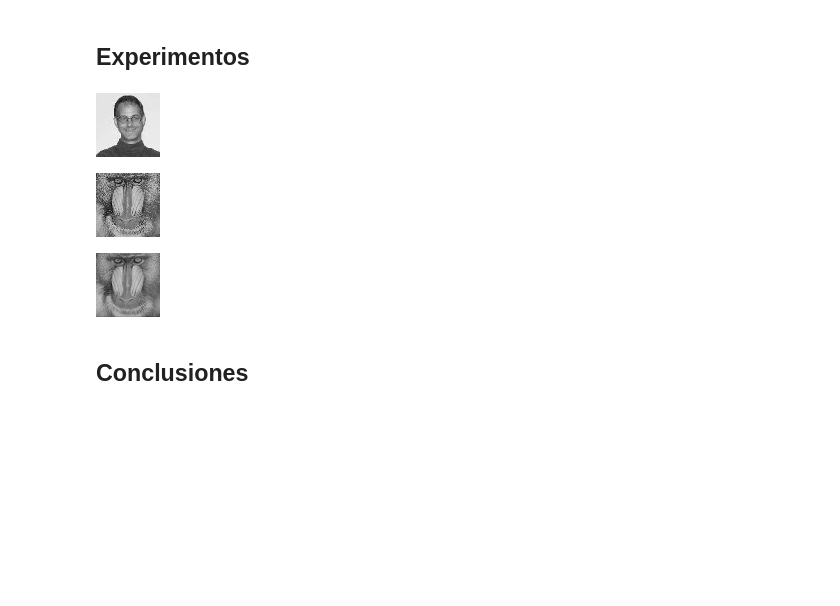
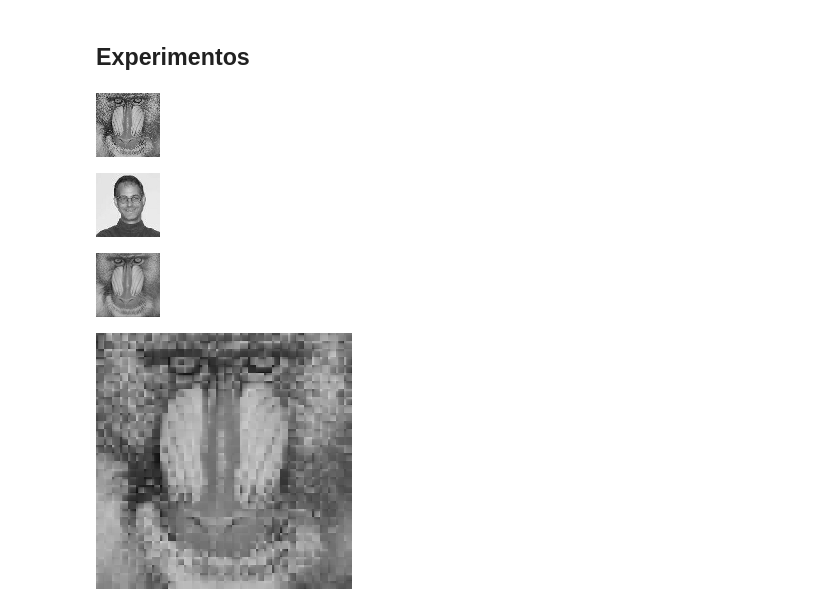
Before and after one commit to prausela/image-processing, a Jupyter notebook: tp1/ex5.ipynb, the cells around one changed output. Saved outputs shown, nothing was run; the diff lists cells and outputs as text; code cells hidden in the pictures; blank space fills up the shorter version.

Commit message:
feat: bilinear working

```diff
--- a/tp1/ex5.ipynb
+++ b/tp1/ex5.ipynb
@@ -144,25 +163,67 @@ def avg_pixel_block_decimation(block: Image.Image) -> Image.Image:
     avg_pixels = int(sum_pixels / n_pixels)
 
     return Image.new(mode=block.mode, size=(1, 1), color=avg_pixels)
+# %%
+def bilinear_block_interpolation(block: Image.Image) -> Image.Image:
+    block_size = 8
+    if block_size < block.width or block_size < block.height:
+        raise ValueError('cannot interpolate smaller image')
+
+    pixels = block.load()
+
+    interpolated_block = Image.new(mode=block.mode, size=(block_size, block_size))
+    interpolated_pixels = interpolated_block.load()
+
+    block_size / block.width
+
+    interpolated_pixels[0, 0] = pixels[0, 0]
+    interpolated_pixels[block_size-1, 0] = pixels[1, 0]
+
+    interpolated_pixels[0, block_size-1] = pixels[0, 1]
+    interpolated_pixels[block_size-1, block_size-1] = pixels[1, 1]
+
+    for x_offset in range(1, block_size-1):
+        tx = 1 / x_offset
+
+        qx1 = tx
+        qx2 = 1 - tx
+
+        interpolated_pixels[x_offset, 0] = int(interpolated_pixels[0, 0]*qx1 + interpolated_pixels[block_size-1, 0]*qx2)
+        interpolated_pixels[x_offset, block_size-1] = int(interpolated_pixels[0, block_size-1]*qx1 + interpolated_pixels[block_size-1, block_size-1]*qx2)
+
+    for y_offset in range(1, block_size-1):
+        ty = 1 / y_offset
+
+        qy1 = ty
+        qy2 = 1 - ty
+
+        for x_offset in range(0, block_size):
+            interpolated_pixels[x_offset, y_offset] = int(interpolated_pixels[x_offset, 0]*qy1 + interpolated_pixels[x_offset, block_size-1]*qy2)
+
+    return interpolated_block
 # %% [markdown]
 ## Experimentos
 # %%
-a = decimate(im, 4, lambda block: pixel_picker_block_decimation((0, 0), block))
+a = decimate(im, 4, lambda block: pixel_picker_block_decimation((1, 1), block))
 a.save(f"{OUTPUT_FOLDER_PATH}/a.bmp")
 a
 # %% [output]
-[figure, old version]
+[figure, new version]
 # %%
-b = decimate(im, 4, lambda block: pixel_picker_block_decimation((1, 1), block))
+b = decimate(im, 4, lambda block: pixel_picker_block_decimation((0, 0), block))
 b.save(f"{OUTPUT_FOLDER_PATH}/b.bmp")
 b
 # %% [output]
-[figure, old version]
+[figure, new version]
 # %%
 c = decimate(im, 4, avg_pixel_block_decimation)
 c.save(f"{OUTPUT_FOLDER_PATH}/c.bmp")
 c
 # %% [output]
 [figure]
-# %% [markdown]
-## Conclusiones
+# %%
+d1a = interpolate(a, bilinear_block_interpolation)
+d1a.save(f"{OUTPUT_FOLDER_PATH}/d1a.bmp")
+d1a
+# %% [output]
+[figure, added]
```
Also changed, not shown: parts of 6 cells of this notebook, 5 other files.
